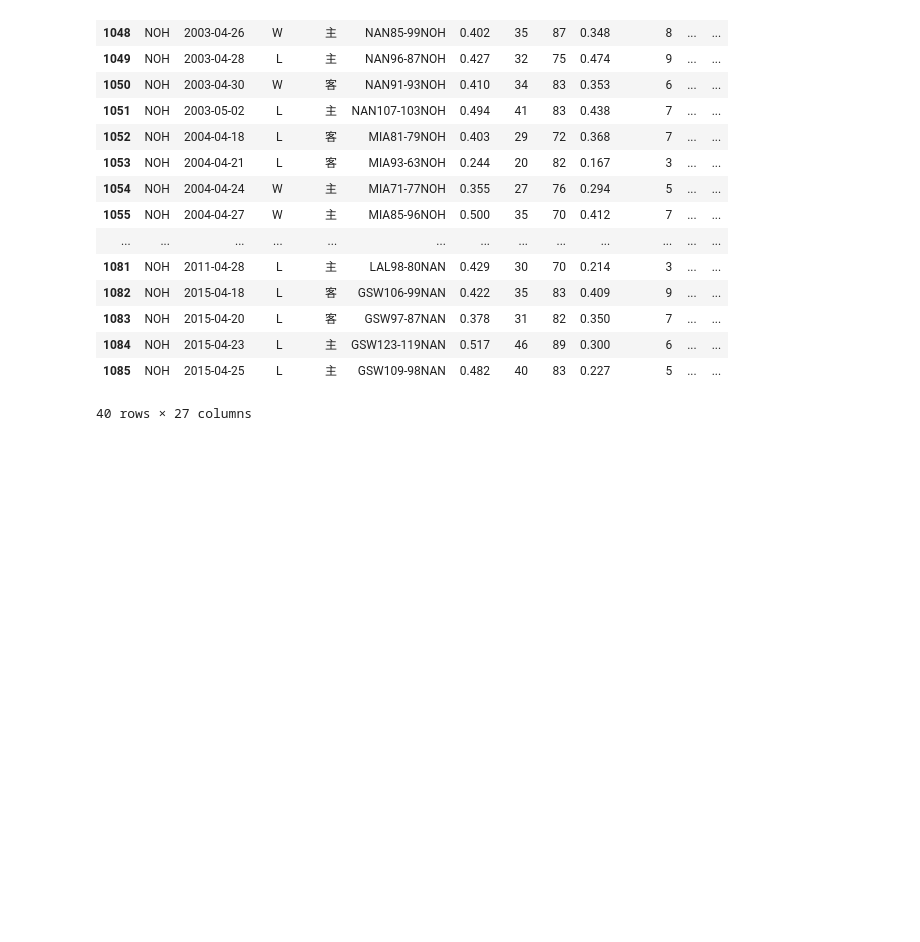
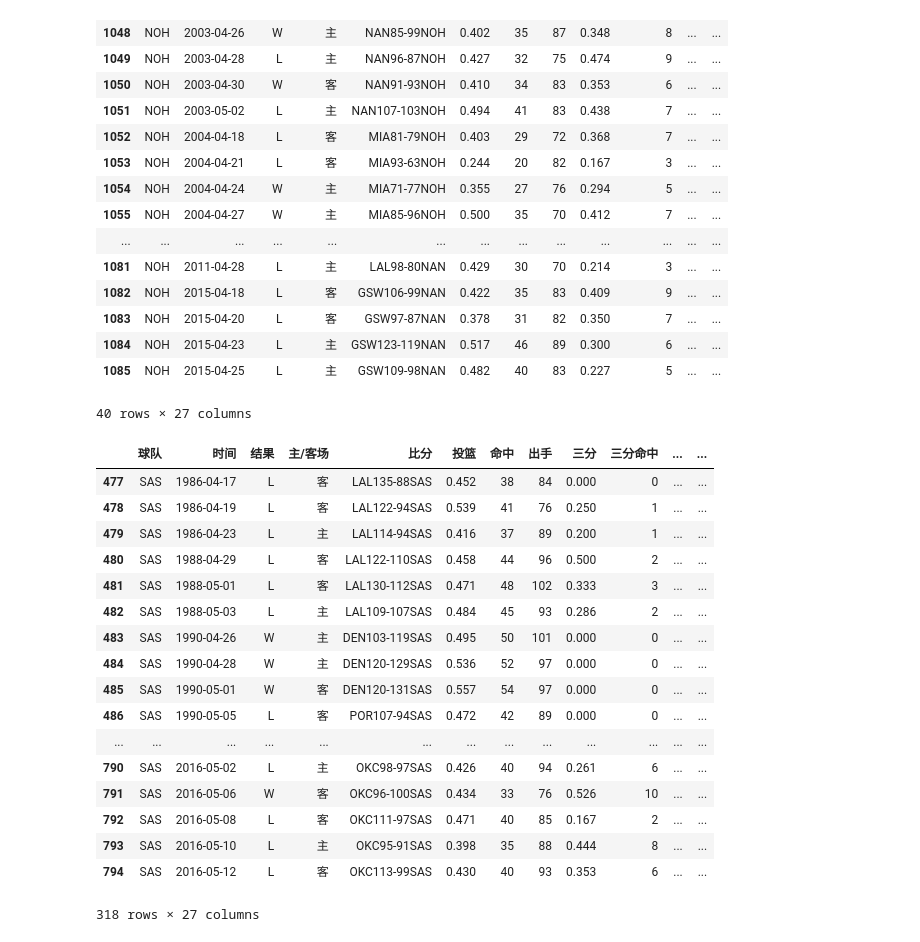
Before and after one commit to Coslate/DataMining_Final, a Jupyter notebook: NBA_Data_PreProcess_Playoff.ipynb, the cells around one changed output. Drawn from its saved outputs; the diff is of its cells as text; code cells hidden in the pictures; blank space fills up the shorter version.

```diff
--- a/NBA_Data_PreProcess_Playoff.ipynb
+++ b/NBA_Data_PreProcess_Playoff.ipynb
@@ -212,3 +212,24 @@ team[(team.球队 == 'NOH')]
 | 1084 | NOH | 2015-04-23 | L | 主 | GSW123-119NAN | 0.517 | 46 | 89 | 0.300 | 6 | ... | ... |
 | 1085 | NOH | 2015-04-25 | L | 主 | GSW109-98NAN | 0.482 | 40 | 83 | 0.227 | 5 | ... | ... |
 40 rows × 27 columns
+# %%
+team[(team.球队 == 'SAS')]
+# %% [output]
+|  | 球队 | 时间 | 结果 | 主/客场 | 比分 | 投篮 | 命中 | 出手 | 三分 | 三分命中 | ... | ... |
+| 477 | SAS | 1986-04-17 | L | 客 | LAL135-88SAS | 0.452 | 38 | 84 | 0.000 | 0 | ... | ... |
+| 478 | SAS | 1986-04-19 | L | 客 | LAL122-94SAS | 0.539 | 41 | 76 | 0.250 | 1 | ... | ... |
+| 479 | SAS | 1986-04-23 | L | 主 | LAL114-94SAS | 0.416 | 37 | 89 | 0.200 | 1 | ... | ... |
+| 480 | SAS | 1988-04-29 | L | 客 | LAL122-110SAS | 0.458 | 44 | 96 | 0.500 | 2 | ... | ... |
+| 481 | SAS | 1988-05-01 | L | 客 | LAL130-112SAS | 0.471 | 48 | 102 | 0.333 | 3 | ... | ... |
+| 482 | SAS | 1988-05-03 | L | 主 | LAL109-107SAS | 0.484 | 45 | 93 | 0.286 | 2 | ... | ... |
+| 483 | SAS | 1990-04-26 | W | 主 | DEN103-119SAS | 0.495 | 50 | 101 | 0.000 | 0 | ... | ... |
+| 484 | SAS | 1990-04-28 | W | 主 | DEN120-129SAS | 0.536 | 52 | 97 | 0.000 | 0 | ... | ... |
+| 485 | SAS | 1990-05-01 | W | 客 | DEN120-131SAS | 0.557 | 54 | 97 | 0.000 | 0 | ... | ... |
+| 486 | SAS | 1990-05-05 | L | 客 | POR107-94SAS | 0.472 | 42 | 89 | 0.000 | 0 | ... | ... |
+| ... | ... | ... | ... | ... | ... | ... | ... | ... | ... | ... | ... | ... |
+| 790 | SAS | 2016-05-02 | L | 主 | OKC98-97SAS | 0.426 | 40 | 94 | 0.261 | 6 | ... | ... |
+| 791 | SAS | 2016-05-06 | W | 客 | OKC96-100SAS | 0.434 | 33 | 76 | 0.526 | 10 | ... | ... |
+| 792 | SAS | 2016-05-08 | L | 客 | OKC111-97SAS | 0.471 | 40 | 85 | 0.167 | 2 | ... | ... |
+| 793 | SAS | 2016-05-10 | L | 主 | OKC95-91SAS | 0.398 | 35 | 88 | 0.444 | 8 | ... | ... |
+| 794 | SAS | 2016-05-12 | L | 客 | OKC113-99SAS | 0.430 | 40 | 93 | 0.353 | 6 | ... | ... |
+318 rows × 27 columns
```
Also changed, not shown: parts of 1 cell of this notebook, 1 other file.
